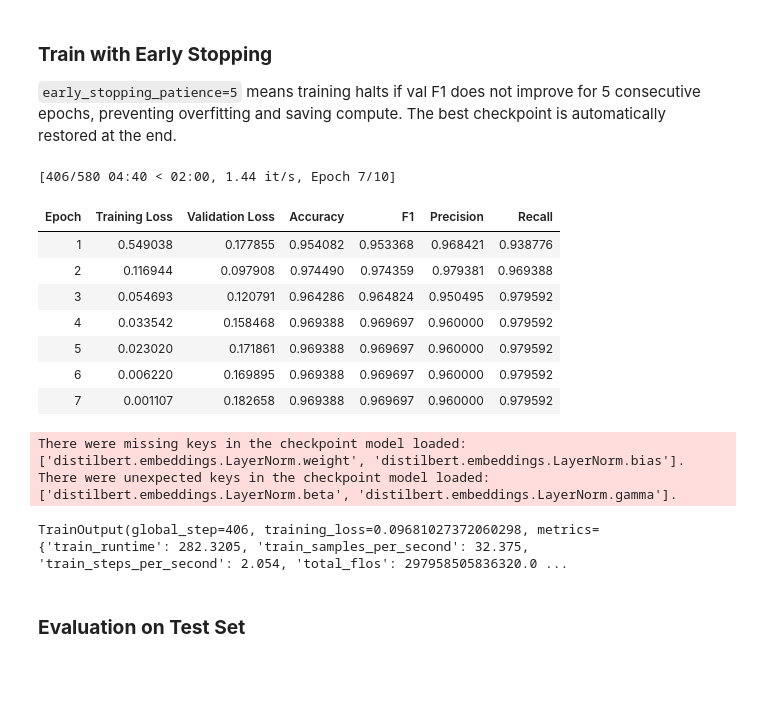
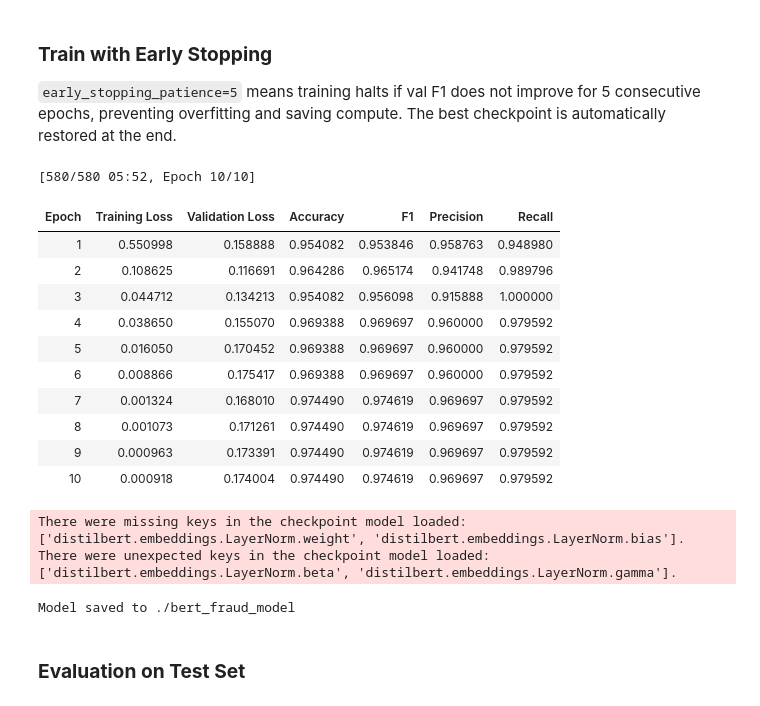
Before and after one commit to Amanda1005/FraudRadar-AU, a Jupyter notebook: notebooks/02_bert_model.ipynb, the cells around one changed output. Saved outputs shown, nothing was run; the diff lists cells and outputs as text; code cells hidden in the pictures; blank space fills up the shorter version.

```diff
--- a/notebooks/02_bert_model.ipynb
+++ b/notebooks/02_bert_model.ipynb
@@ -304,13 +314,15 @@ DistilBERT was chosen because it offers a strong balance between performance and
 # %%
 MODEL_NAME = "distilbert-base-uncased"
 tokenizer = AutoTokenizer.from_pretrained(MODEL_NAME)
+
+MAX_LENGTH = 180  # Covers ~75th percentile; DistilBERT supports up to 512
 
 def tokenize(texts):
     return tokenizer(
         texts,
         truncation=True,
-        padding=True,
-        max_length=180
+        padding="max_length",
+        max_length=MAX_LENGTH
     )
 
 train_encodings = tokenize(train_texts)
@@ -412,27 +416,35 @@ warmup_ratio is deprecated and will be removed in v5.2. Use `warmup_steps` inste
 # %%
 trainer = Trainer(
     model=model,
     args=training_args,
     train_dataset=train_dataset,
     eval_dataset=val_dataset,
     compute_metrics=compute_metrics,
     callbacks=[EarlyStoppingCallback(early_stopping_patience=5)]
 )
 
 trainer.train()
+
+# Save fine-tuned model and tokenizer
+trainer.save_model("./bert_fraud_model")
+tokenizer.save_pretrained("./bert_fraud_model")
+print("Model saved to ./bert_fraud_model")
 # %% [output]
-[406/580 04:40 < 02:00, 1.44 it/s, Epoch 7/10]
+[580/580 05:52, Epoch 10/10]
 | Epoch | Training Loss | Validation Loss | Accuracy | F1 | Precision | Recall |
-| 1 | 0.549038 | 0.177855 | 0.954082 | 0.953368 | 0.968421 | 0.938776 |
-| 2 | 0.116944 | 0.097908 | 0.974490 | 0.974359 | 0.979381 | 0.969388 |
-| 3 | 0.054693 | 0.120791 | 0.964286 | 0.964824 | 0.950495 | 0.979592 |
-| 4 | 0.033542 | 0.158468 | 0.969388 | 0.969697 | 0.960000 | 0.979592 |
-| 5 | 0.023020 | 0.171861 | 0.969388 | 0.969697 | 0.960000 | 0.979592 |
-| 6 | 0.006220 | 0.169895 | 0.969388 | 0.969697 | 0.960000 | 0.979592 |
-| 7 | 0.001107 | 0.182658 | 0.969388 | 0.969697 | 0.960000 | 0.979592 |
+| 1 | 0.550998 | 0.158888 | 0.954082 | 0.953846 | 0.958763 | 0.948980 |
+| 2 | 0.108625 | 0.116691 | 0.964286 | 0.965174 | 0.941748 | 0.989796 |
+| 3 | 0.044712 | 0.134213 | 0.954082 | 0.956098 | 0.915888 | 1.000000 |
+| 4 | 0.038650 | 0.155070 | 0.969388 | 0.969697 | 0.960000 | 0.979592 |
+| 5 | 0.016050 | 0.170452 | 0.969388 | 0.969697 | 0.960000 | 0.979592 |
+| 6 | 0.008866 | 0.175417 | 0.969388 | 0.969697 | 0.960000 | 0.979592 |
+| 7 | 0.001324 | 0.168010 | 0.974490 | 0.974619 | 0.969697 | 0.979592 |
+| 8 | 0.001073 | 0.171261 | 0.974490 | 0.974619 | 0.969697 | 0.979592 |
+| 9 | 0.000963 | 0.173391 | 0.974490 | 0.974619 | 0.969697 | 0.979592 |
+| 10 | 0.000918 | 0.174004 | 0.974490 | 0.974619 | 0.969697 | 0.979592 |
 There were missing keys in the checkpoint model loaded: ['distilbert.embeddings.LayerNorm.weight', 'distilbert.embeddings.LayerNorm.bias'].
 There were unexpected keys in the checkpoint model loaded: ['distilbert.embeddings.LayerNorm.beta', 'distilbert.embeddings.LayerNorm.gamma'].
-TrainOutput(global_step=406, training_loss=0.09681027372060298, metrics={'train_runtime': 282.3205, 'train_samples_per_second': 32.375, 'train_steps_per_second': 2.054, 'total_flos': 297958505836320.0 ...
+Model saved to ./bert_fraud_model
 # %% [markdown]
 ### **Evaluation on Test Set**
 # %%
```
Also changed, not shown: parts of 22 cells of this notebook, 1 other file.
